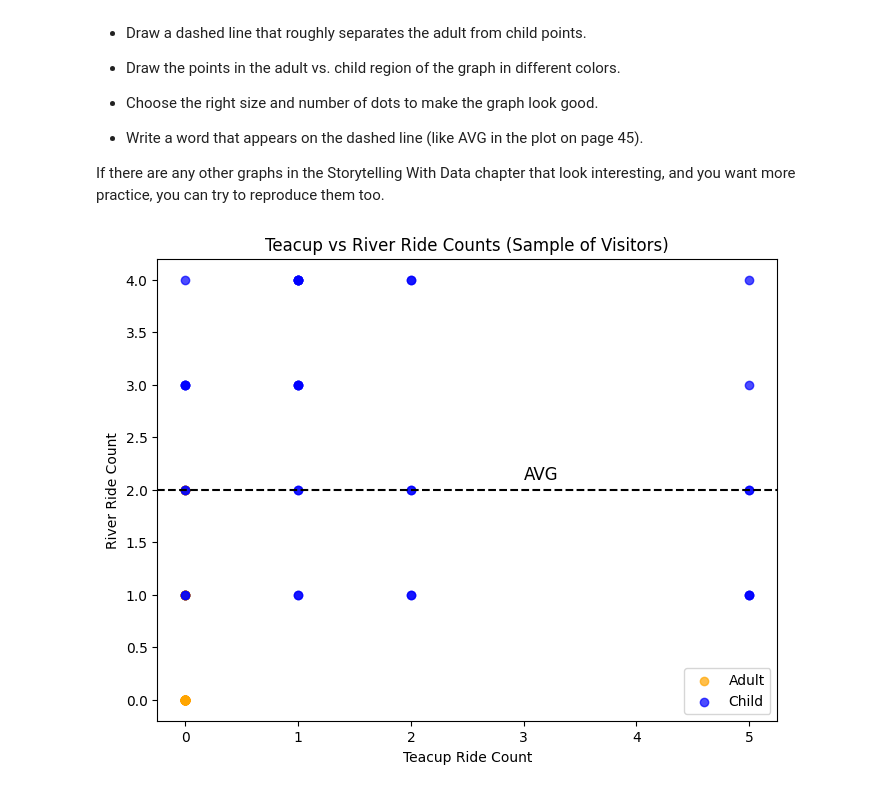
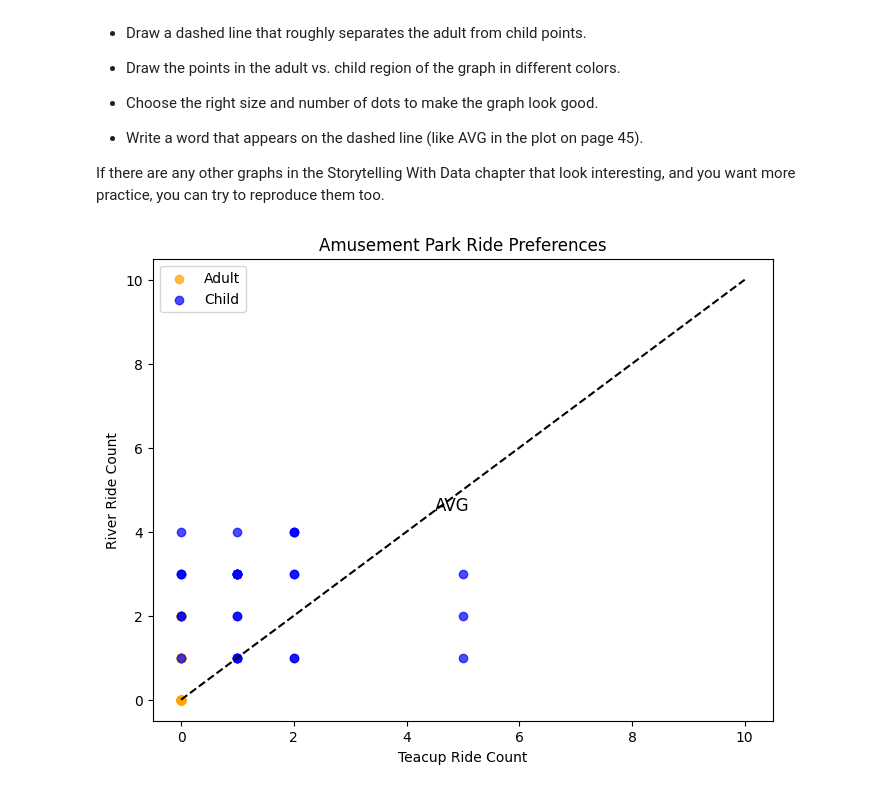
Before and after one commit to dho053-bu/Milestone-3-DX699, a Jupyter notebook: OMDS-ModB2-Week3-Ho-David.ipynb, the cells around one changed output. Drawn from its saved outputs; the diff is of its cells as text; code cells hidden in the pictures.

```diff
--- a/OMDS-ModB2-Week3-Ho-David.ipynb
+++ b/OMDS-ModB2-Week3-Ho-David.ipynb
@@ -383,31 +383,27 @@ If there are any other graphs in the Storytelling With Data chapter that look in
 # %%
 import matplotlib.pyplot as plt
 
-# take first 100 rows so the plot isn't too dense
-sample = df.head(100)
+sample = df.sample(100, random_state=42)
 
-# separate adults and children
 adult = sample[sample["IsAdult"] == True]
 child = sample[sample["IsAdult"] == False]
 
 plt.figure(figsize=(8,6))
 
-# scatter points
 plt.scatter(adult["TeacupRide"], adult["RiverRide"], color="orange", label="Adult", alpha=0.7)
 plt.scatter(child["TeacupRide"], child["RiverRide"], color="blue", label="Child", alpha=0.7)
 
-# dashed separating line (rough estimate)
-plt.axhline(y=2, linestyle="--", color="black")
+# dashed separation line
+plt.plot([0,10],[0,10], linestyle="--", color="black")
 
-# label on the line
-plt.text(3, 2.1, "AVG", fontsize=12)
+# label like the book example
+plt.text(4.5,4.5,"AVG", fontsize=12)
 
-# labels
 plt.xlabel("Teacup Ride Count")
 plt.ylabel("River Ride Count")
-plt.title("Teacup vs River Ride Counts (Sample of Visitors)")
+plt.title("Amusement Park Ride Preferences")
 
 plt.legend()
 plt.show()
 # %% [output]
-[figure, old version]
+[figure, new version]
```
Also changed, not shown: 4 other files.
